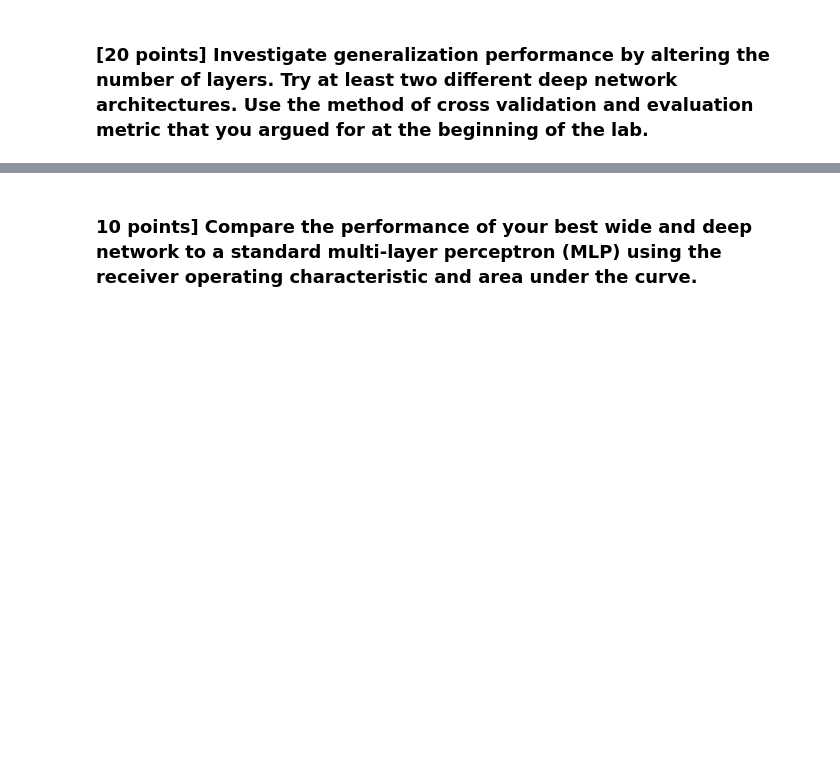
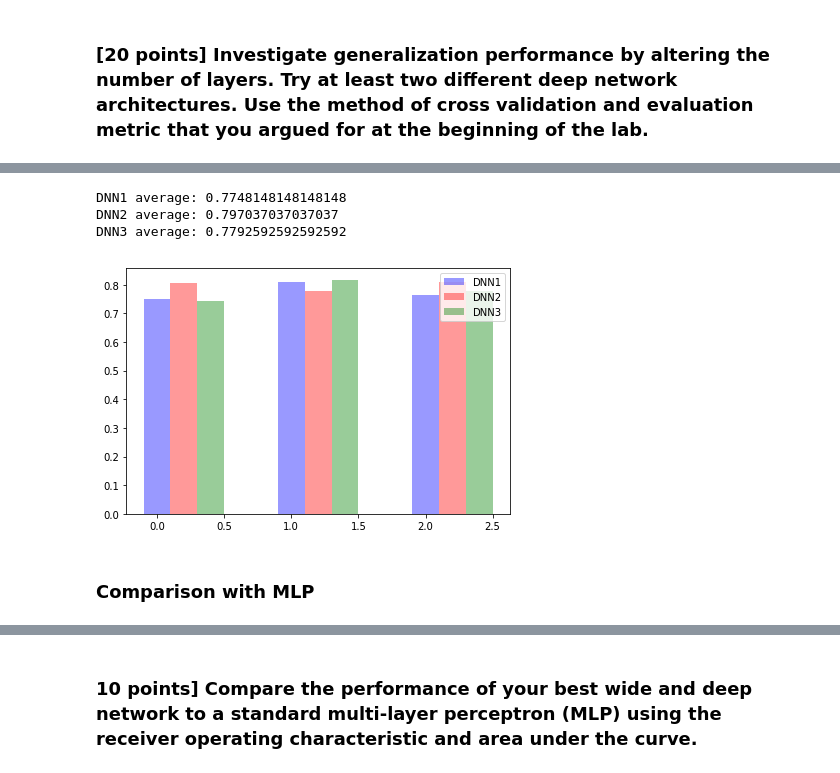
Before and after one commit to LukeWood/Tensorflow-Wide-and-Deep, a Jupyter notebook: Lab7-Main.ipynb, the cells around one changed output, grey strips where cells are left out. Drawn from its saved outputs; the diff is of its cells as text; code cells hidden in the pictures; blank space fills up the shorter version.

```diff
--- a/Lab7-Main.ipynb
+++ b/Lab7-Main.ipynb
@@ -362,3 +451,31 @@ def setup_wide_deep_columns():
+# %%
+print('DNN1 average: {}'.format(np.average(dnn1_scores)))
+print('DNN2 average: {}'.format(np.average(dnn2_scores)))
+print('DNN3 average: {}'.format(np.average(dnn3_scores)))
+# %% [output]
+DNN1 average: 0.7748148148148148
+DNN2 average: 0.797037037037037
+DNN3 average: 0.7792592592592592
+# %%
+bar_width = 0.20
+index = np.arange(n_splits)
+opacity=0.4
+
+plt.bar(index, dnn1_scores, bar_width, align='center',
+        color='b', label='DNN1', alpha=opacity)
+plt.bar(index + bar_width, dnn2_scores, bar_width,
+        align='center', color='r', label='DNN2', alpha=opacity)
+plt.bar(index + bar_width*2, dnn3_scores, bar_width,
+        align='center', color='g', label='DNN3', alpha=opacity)
+
+
+plt.legend()
+plt.tight_layout()
+plt.show()
+# %% [output]
+[figure, added]
+# %% [markdown]
+### Comparison with MLP
 # %%
 %%time
 
```
Also changed, not shown: parts of 6 cells of this notebook.
